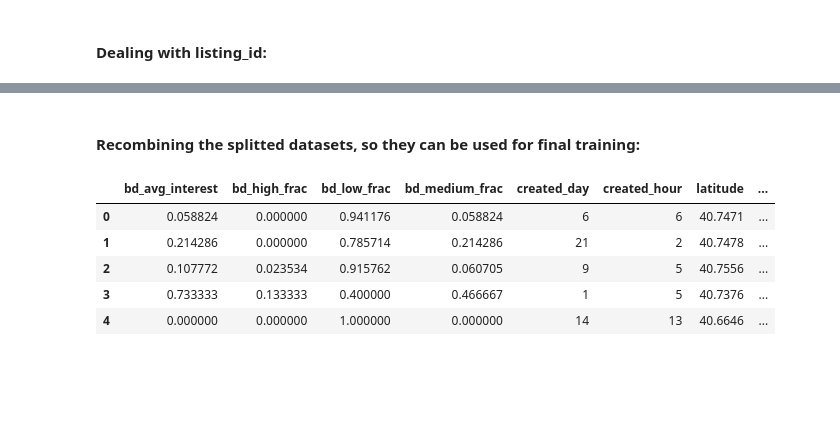
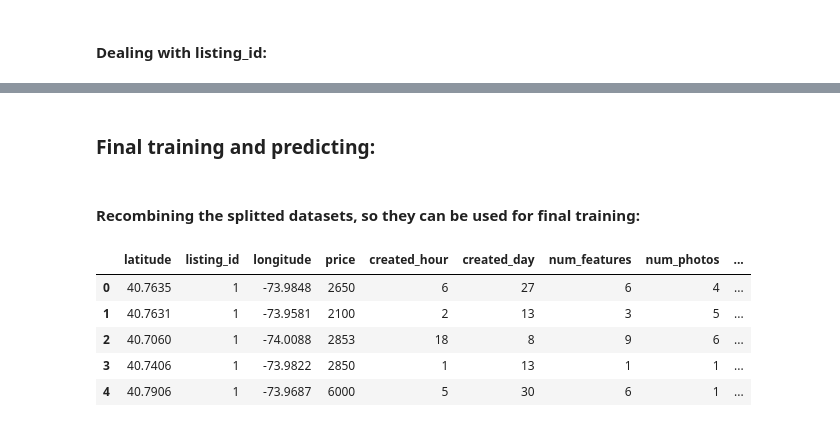
Before and after one commit to Ian-Dzindo01/Rental-Listing-Inquiries, a Jupyter notebook: Rent_listing_inqs.ipynb, the cells around one changed output, grey strips where cells are left out. Cells and saved outputs as stored; diff of their text form; code cells hidden in the pictures; blank space fills up the shorter version.

Commit message:
Start training and predicting with final model.

```diff
--- a/Rent_listing_inqs.ipynb
+++ b/Rent_listing_inqs.ipynb
@@ -442,19 +351,0 @@ GridSearchCV time: 52.48
-# %%
-param_test1 = {
- 'subsample':[i/10.0 for i in range(6,10)],
- 'colsample_bytree':[i/10.0 for i in range(6,10)]
-}
-
-start = timer()
-
-rsearch1 = RandomizedSearchCV(estimator = XGBClassifier( learning_rate =0.1, n_estimators=137, max_depth=5,
- min_child_weight=1, gamma=0, subsample=0.8, colsample_bytree=0.8, nthread=4, scale_pos_weight=1, seed=27),
-                     param_distributions = param_test1,n_jobs=4,n_iter=10,iid=False, cv=5)
-
-rsearch1.fit(X_train,y_train)
-
-end = timer()
-
-print('RandomizedSearchCV time: %.2f ' % (end-start))
-
-rsearch1.grid_scores_, rsearch1.best_params_, rsearch1.best_score_
@@ -477,18 +351,0 @@ RandomizedSearchCV time: 97.49
-# %%
-param_test1 = {
-    'reg_alpha':[0, 0.005, 0.05, 0.5, 0.7, 1],
-    'reg_lambda':[0, 0.001, 0.01, 0.1, 0.5, 0.7, 1]
-}
-
-start = timer()
-
-gsearch1 = GridSearchCV(estimator = XGBClassifier( learning_rate =0.1, n_estimators=137, max_depth=5,
- min_child_weight=1, gamma=0, subsample=0.8, colsample_bytree=0.7, nthread=4, scale_pos_weight=1, seed=27),
-                     param_grid = param_test1,n_jobs=4,iid=False, cv=5)
-
-gsearch1.fit(X_train,y_train)
-
-end = timer()
-
-print('GridSearchCV time: %.2f' % (end-start))
-gsearch1.grid_scores_, gsearch1.best_params_, gsearch1.best_score_
@@ -543,17 +376,18 @@ expected interest_level in input data
+# %% [markdown]
+### Final training and predicting:
 # %% [markdown]
 #### Recombining the splitted datasets, so they can be used for final training:
 # %%
 train_df = pd.concat([X_train, X_test], ignore_index=True)
-train_df.drop('interest_level', axis=1, inplace=True)
 
 target_df = pd.concat([y_train, y_test], ignore_index=True)
 
-train_df['interest_level'] = target_df
+#train_df['interest_level'] = target_df
 train_df.head()
 # %% [output]
-|  | bd_avg_interest | bd_high_frac | bd_low_frac | bd_medium_frac | created_day | created_hour | latitude | ... |
-| 0 | 0.058824 | 0.000000 | 0.941176 | 0.058824 | 6 | 6 | 40.7471 | ... |
-| 1 | 0.214286 | 0.000000 | 0.785714 | 0.214286 | 21 | 2 | 40.7478 | ... |
-| 2 | 0.107772 | 0.023534 | 0.915762 | 0.060705 | 9 | 5 | 40.7556 | ... |
-| 3 | 0.733333 | 0.133333 | 0.400000 | 0.466667 | 1 | 5 | 40.7376 | ... |
-| 4 | 0.000000 | 0.000000 | 1.000000 | 0.000000 | 14 | 13 | 40.6646 | ... |
+|  | latitude | listing_id | longitude | price | created_hour | created_day | num_features | num_photos | ... |
+| 0 | 40.7635 | 1 | -73.9848 | 2650 | 6 | 27 | 6 | 4 | ... |
+| 1 | 40.7631 | 1 | -73.9581 | 2100 | 2 | 13 | 3 | 5 | ... |
+| 2 | 40.7060 | 1 | -74.0088 | 2853 | 18 | 8 | 9 | 6 | ... |
+| 3 | 40.7406 | 1 | -73.9822 | 2850 | 1 | 13 | 1 | 1 | ... |
+| 4 | 40.7906 | 1 | -73.9687 | 6000 | 5 | 30 | 6 | 1 | ... |
```
Also changed, not shown: parts of 24 cells of this notebook.
